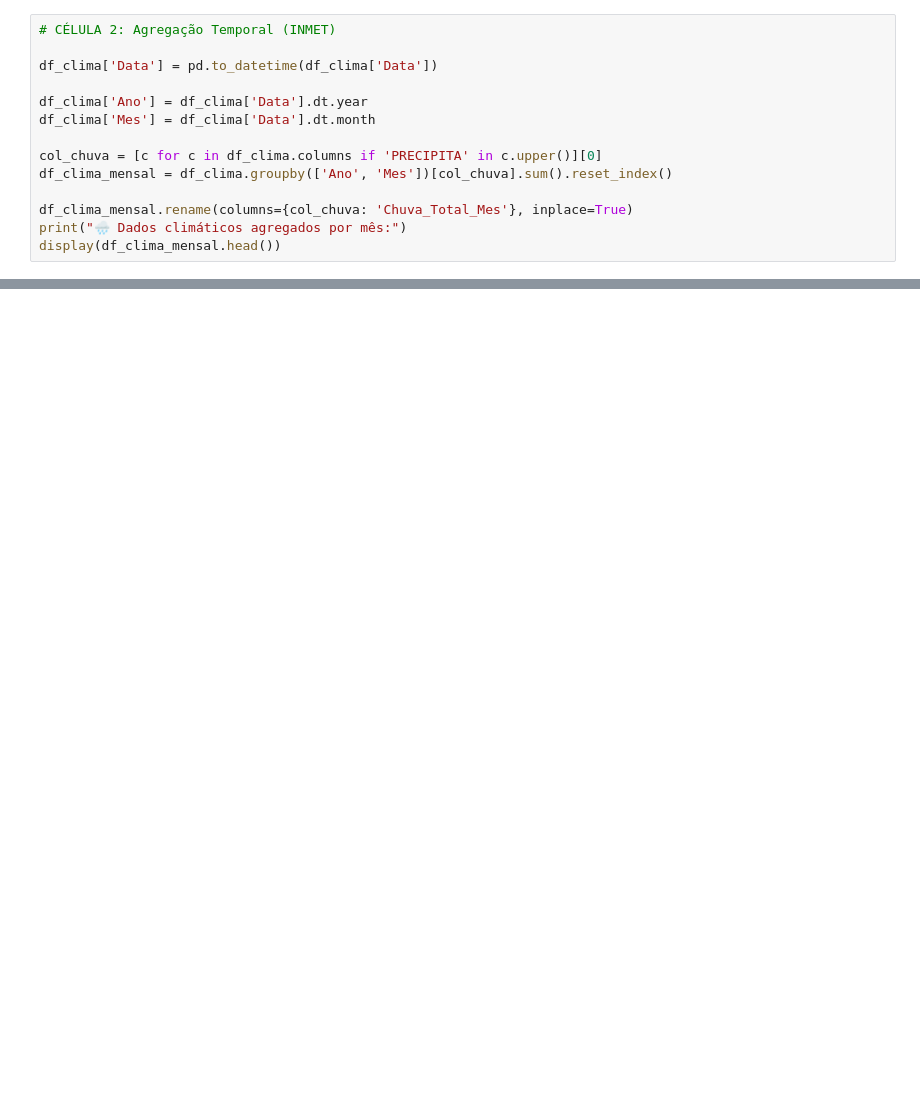
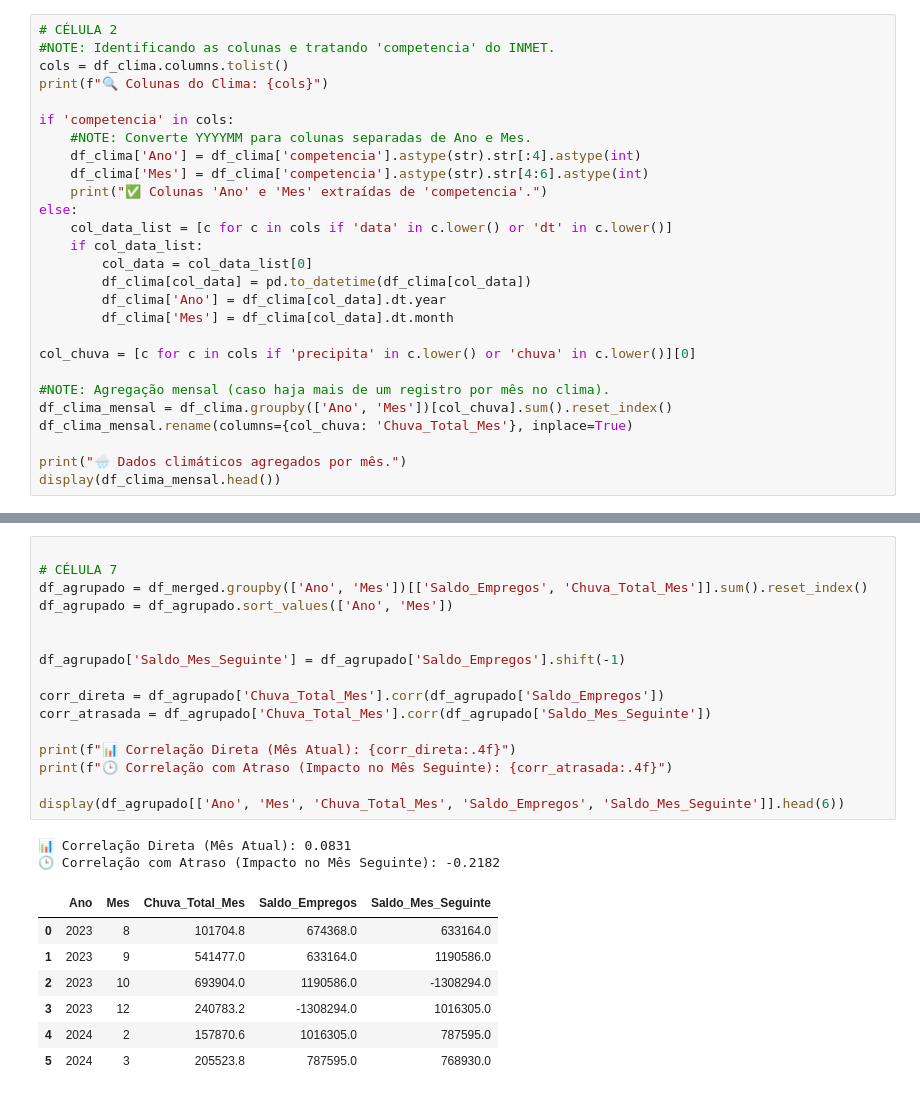
Before and after one commit to rs-impact-lab/rs-impact, a Jupyter notebook: notebooks/03_merge_e_correlacao.ipynb, the cells around one changed output, grey strips where cells are left out. Saved outputs shown, nothing was run; the diff lists cells and outputs as text; blank space fills up the shorter version.

```diff
--- a/notebooks/03_merge_e_correlacao.ipynb
+++ b/notebooks/03_merge_e_correlacao.ipynb
@@ -18,14 +33,27 @@ except FileNotFoundError as e:
 # %%
-# CÉLULA 2: Agregação Temporal (INMET)
+# CÉLULA 2
+#NOTE: Identificando as colunas e tratando 'competencia' do INMET.
+cols = df_clima.columns.tolist()
+print(f"🔍 Colunas do Clima: {cols}")
 
-df_clima['Data'] = pd.to_datetime(df_clima['Data'])
+if 'competencia' in cols:
+    #NOTE: Converte YYYYMM para colunas separadas de Ano e Mes.
+    df_clima['Ano'] = df_clima['competencia'].astype(str).str[:4].astype(int)
+    df_clima['Mes'] = df_clima['competencia'].astype(str).str[4:6].astype(int)
+    print("✅ Colunas 'Ano' e 'Mes' extraídas de 'competencia'.")
+else:
+    col_data_list = [c for c in cols if 'data' in c.lower() or 'dt' in c.lower()]
+    if col_data_list:
+        col_data = col_data_list[0]
+        df_clima[col_data] = pd.to_datetime(df_clima[col_data])
+        df_clima['Ano'] = df_clima[col_data].dt.year
+        df_clima['Mes'] = df_clima[col_data].dt.month
 
-df_clima['Ano'] = df_clima['Data'].dt.year
-df_clima['Mes'] = df_clima['Data'].dt.month
+col_chuva = [c for c in cols if 'precipita' in c.lower() or 'chuva' in c.lower()][0]
 
-col_chuva = [c for c in df_clima.columns if 'PRECIPITA' in c.upper()][0]
+#NOTE: Agregação mensal (caso haja mais de um registro por mês no clima).
 df_clima_mensal = df_clima.groupby(['Ano', 'Mes'])[col_chuva].sum().reset_index()
+df_clima_mensal.rename(columns={col_chuva: 'Chuva_Total_Mes'}, inplace=True)
 
-df_clima_mensal.rename(columns={col_chuva: 'Chuva_Total_Mes'}, inplace=True)
-print("🌧️ Dados climáticos agregados por mês:")
+print("🌧️ Dados climáticos agregados por mês.")
 display(df_clima_mensal.head())
@@ -76,0 +190,26 @@ if 'Saldos' in df_merged.columns:
+# %%
+
+# CÉLULA 7
+df_agrupado = df_merged.groupby(['Ano', 'Mes'])[['Saldo_Empregos', 'Chuva_Total_Mes']].sum().reset_index()
+df_agrupado = df_agrupado.sort_values(['Ano', 'Mes'])
+
+
+df_agrupado['Saldo_Mes_Seguinte'] = df_agrupado['Saldo_Empregos'].shift(-1)
+
+corr_direta = df_agrupado['Chuva_Total_Mes'].corr(df_agrupado['Saldo_Empregos'])
+corr_atrasada = df_agrupado['Chuva_Total_Mes'].corr(df_agrupado['Saldo_Mes_Seguinte'])
+
+print(f"📊 Correlação Direta (Mês Atual): {corr_direta:.4f}")
+print(f"🕒 Correlação com Atraso (Impacto no Mês Seguinte): {corr_atrasada:.4f}")
+
+display(df_agrupado[['Ano', 'Mes', 'Chuva_Total_Mes', 'Saldo_Empregos', 'Saldo_Mes_Seguinte']].head(6))
+# %% [output]
+📊 Correlação Direta (Mês Atual): 0.0831
+🕒 Correlação com Atraso (Impacto no Mês Seguinte): -0.2182
+|  | Ano | Mes | Chuva_Total_Mes | Saldo_Empregos | Saldo_Mes_Seguinte |
+| 0 | 2023 | 8 | 101704.8 | 674368.0 | 633164.0 |
+| 1 | 2023 | 9 | 541477.0 | 633164.0 | 1190586.0 |
+| 2 | 2023 | 10 | 693904.0 | 1190586.0 | -1308294.0 |
+| 3 | 2023 | 12 | 240783.2 | -1308294.0 | 1016305.0 |
+| 4 | 2024 | 2 | 157870.6 | 1016305.0 | 787595.0 |
+| 5 | 2024 | 3 | 205523.8 | 787595.0 | 768930.0 |
```
Also changed, not shown: parts of 6 cells of this notebook, 9 other files.
